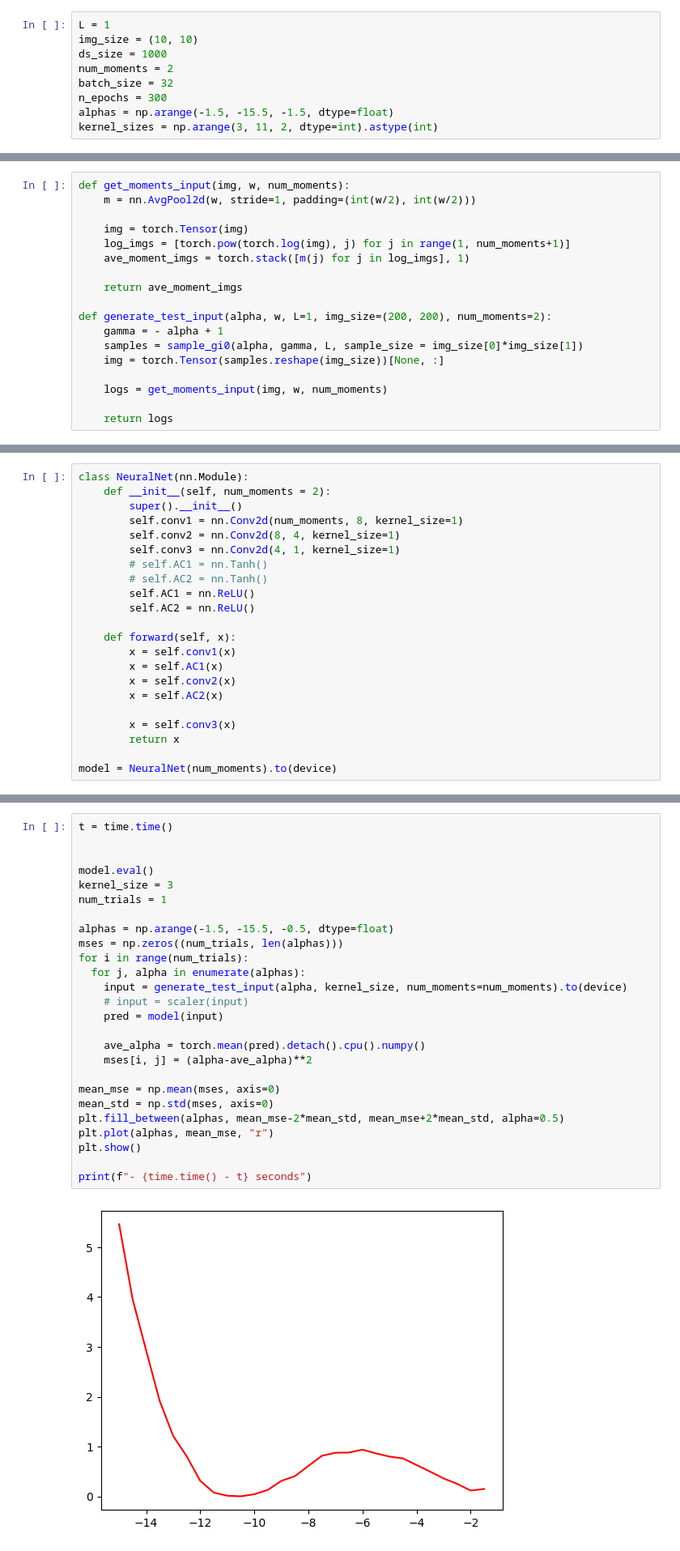
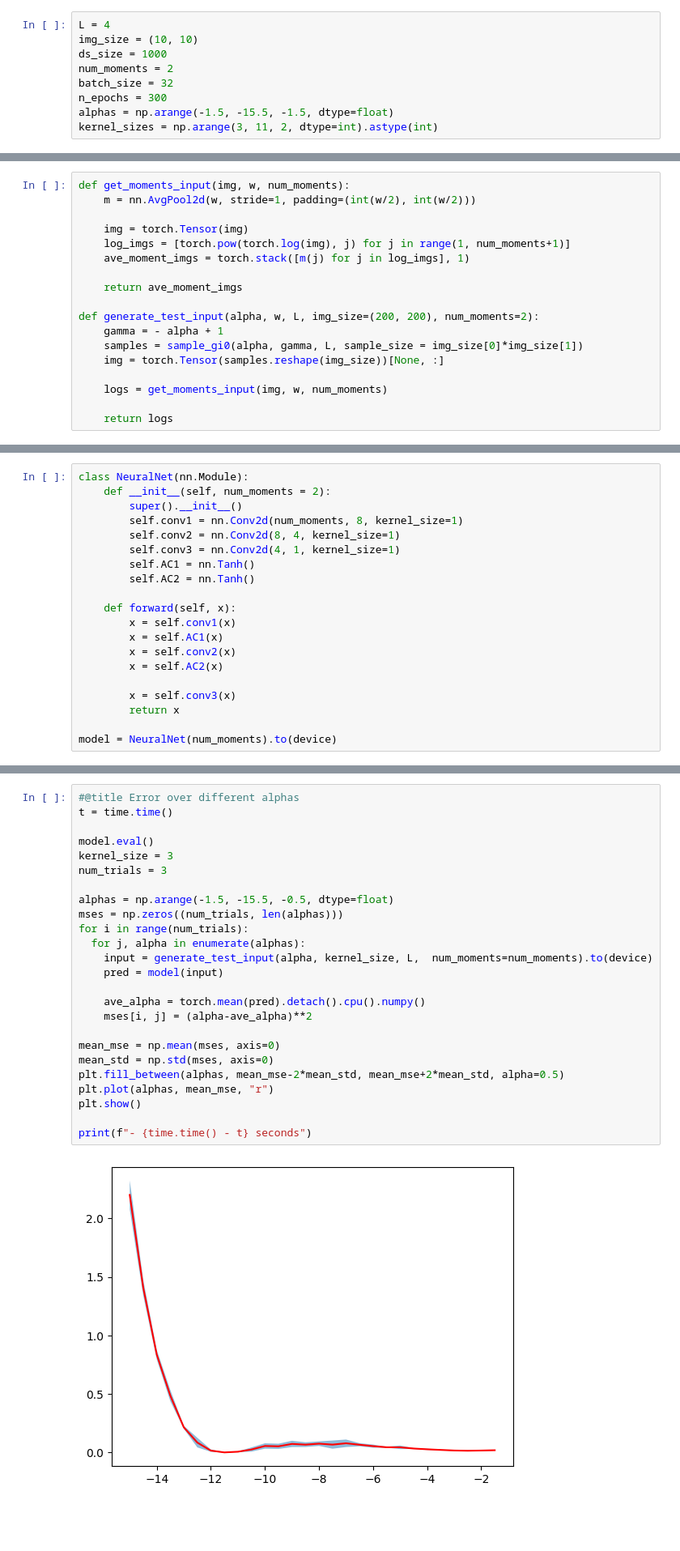
Before and after one commit to jeovafarias/SAR-Roughness-Estimation-Neural-Nets, a Jupyter notebook: Roughness_Map_SAR_Estimation.ipynb, the cells around one changed output, grey strips where cells are left out. Shown: that part at 81% size. Drawn from its saved outputs; the diff is of its cells as text; blank space fills up the shorter version.

```diff
--- a/Roughness_Map_SAR_Estimation.ipynb
+++ b/Roughness_Map_SAR_Estimation.ipynb
@@ -64,7 +61,7 @@ Tue May 30 14:48:35 2023
 # %% [markdown]
 ## Parameters
 # %%
-L = 1
+L = 4
 img_size = (10, 10)
 ds_size = 1000
 num_moments = 2
@@ -120,7 +117,7 @@ def get_moments_input(img, w, num_moments):
 
     return ave_moment_imgs
 
-def generate_test_input(alpha, w, L=1, img_size=(200, 200), num_moments=2):
+def generate_test_input(alpha, w, L, img_size=(200, 200), num_moments=2):
     gamma = - alpha + 1
     samples = sample_gi0(alpha, gamma, L, sample_size = img_size[0]*img_size[1])
     img = torch.Tensor(samples.reshape(img_size))[None, :]
@@ -152,10 +149,8 @@ class NeuralNet(nn.Module):
         self.conv1 = nn.Conv2d(num_moments, 8, kernel_size=1)
         self.conv2 = nn.Conv2d(8, 4, kernel_size=1)
         self.conv3 = nn.Conv2d(4, 1, kernel_size=1)
-        # self.AC1 = nn.Tanh()
-        # self.AC2 = nn.Tanh()
-        self.AC1 = nn.ReLU()
-        self.AC2 = nn.ReLU()
+        self.AC1 = nn.Tanh()
+        self.AC2 = nn.Tanh()
 
     def forward(self, x):
         x = self.conv1(x)
@@ -228,28 +217,27 @@ print(losses[-1])
 # %%
+#@title Error over different alphas
 t = time.time()
-
 
 model.eval()
 kernel_size = 3
-num_trials = 1
+num_trials = 3
 
 alphas = np.arange(-1.5, -15.5, -0.5, dtype=float)
 mses = np.zeros((num_trials, len(alphas)))
 for i in range(num_trials):
   for j, alpha in enumerate(alphas):
-    input = generate_test_input(alpha, kernel_size, num_moments=num_moments).to(device)
-    # input = scaler(input)
+    input = generate_test_input(alpha, kernel_size, L,  num_moments=num_moments).to(device)
     pred = model(input)
 
     ave_alpha = torch.mean(pred).detach().cpu().numpy()
     mses[i, j] = (alpha-ave_alpha)**2
 
 mean_mse = np.mean(mses, axis=0)
 mean_std = np.std(mses, axis=0)
 plt.fill_between(alphas, mean_mse-2*mean_std, mean_mse+2*mean_std, alpha=0.5)
 plt.plot(alphas, mean_mse, "r")
 plt.show()
 
 print(f"- {time.time() - t} seconds")
 # %% [output]
-[figure, old version]
+[figure, new version]
```
Also changed, not shown: parts of 11 cells of this notebook.
